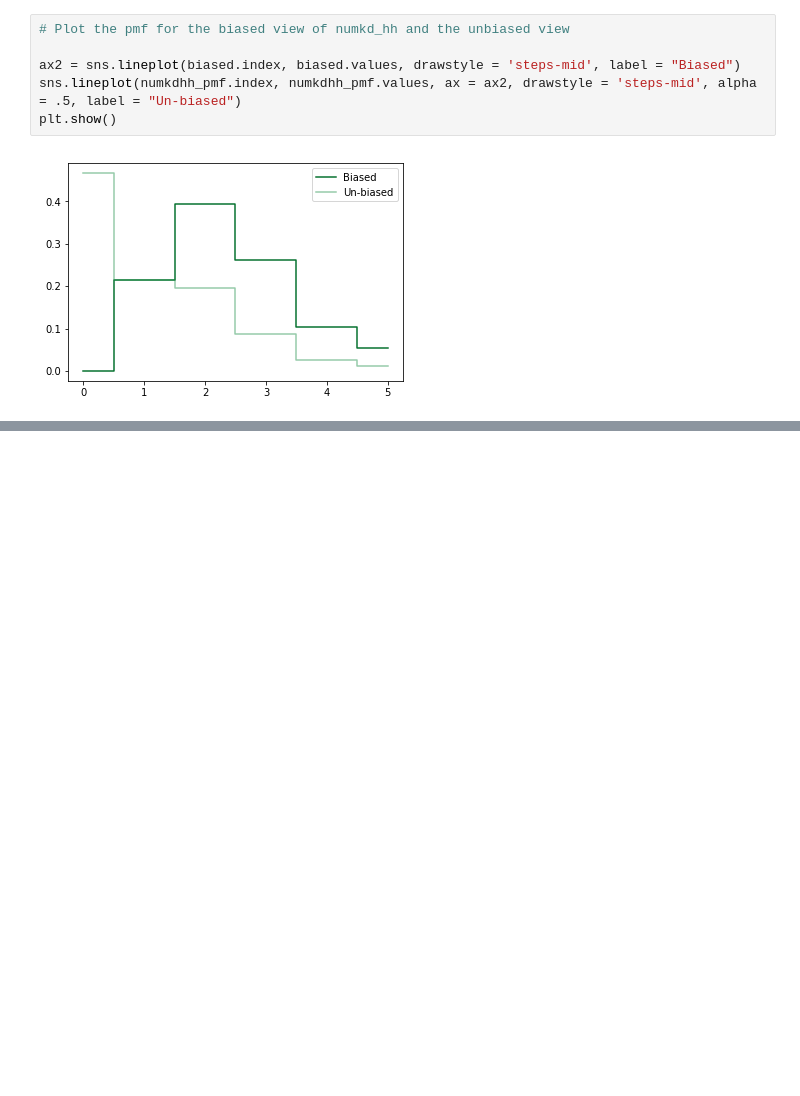
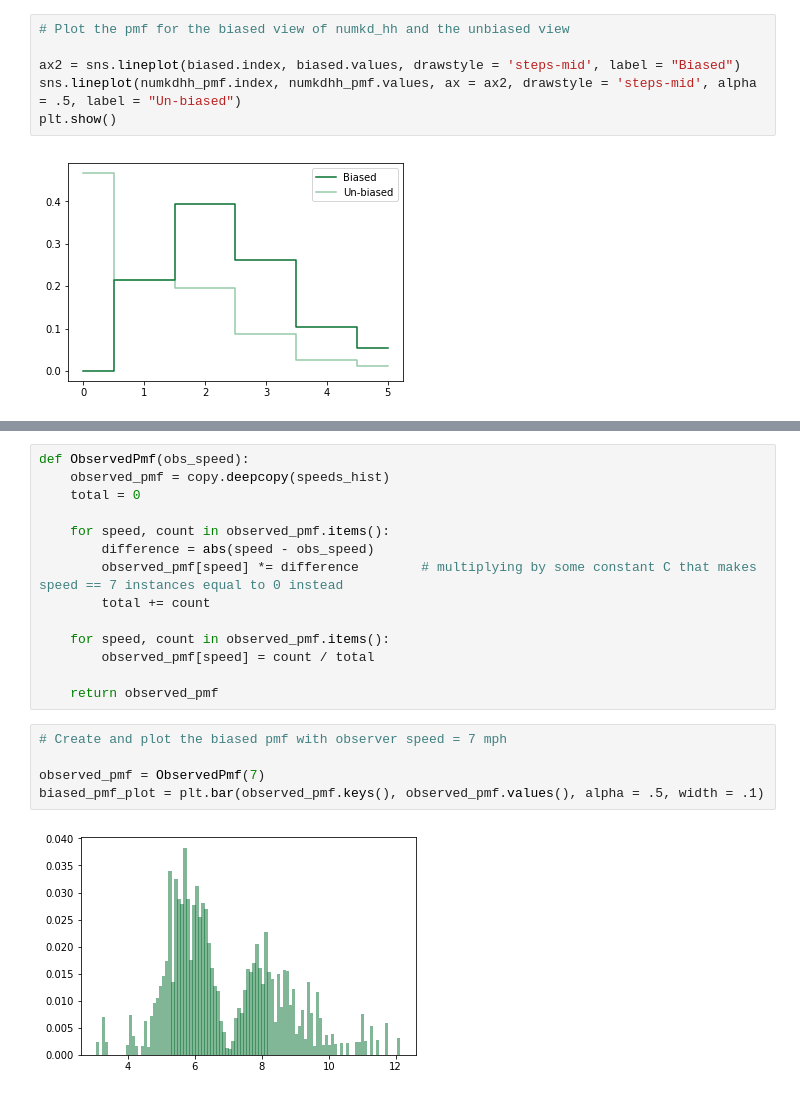
Before and after one commit to alexkhantreras/ThinkStats2, a Jupyter notebook: code/chap03ex.ipynb, the cells around one changed output, grey strips where cells are left out. Cells and saved outputs as stored; diff of their text form; blank space fills up the shorter version.

```diff
--- a/code/chap03ex.ipynb
+++ b/code/chap03ex.ipynb
@@ -391,0 +429,21 @@ thinkplot.Config(xlabel='Speed (mph)', ylabel='PMF')
+# %%
+def ObservedPmf(obs_speed):
+    observed_pmf = copy.deepcopy(speeds_hist)
+    total = 0
+
+    for speed, count in observed_pmf.items():
+        difference = abs(speed - obs_speed)
+        observed_pmf[speed] *= difference        # multiplying by some constant C that makes speed == 7 instances equal to 0 instead
+        total += count
+
+    for speed, count in observed_pmf.items():
+        observed_pmf[speed] = count / total
+
+    return observed_pmf
+# %%
+# Create and plot the biased pmf with observer speed = 7 mph
+
+observed_pmf = ObservedPmf(7)
+biased_pmf_plot = plt.bar(observed_pmf.keys(), observed_pmf.values(), alpha = .5, width = .1)
+# %% [output]
+[figure, added]
```
Also changed, not shown: parts of 26 cells of this notebook.
